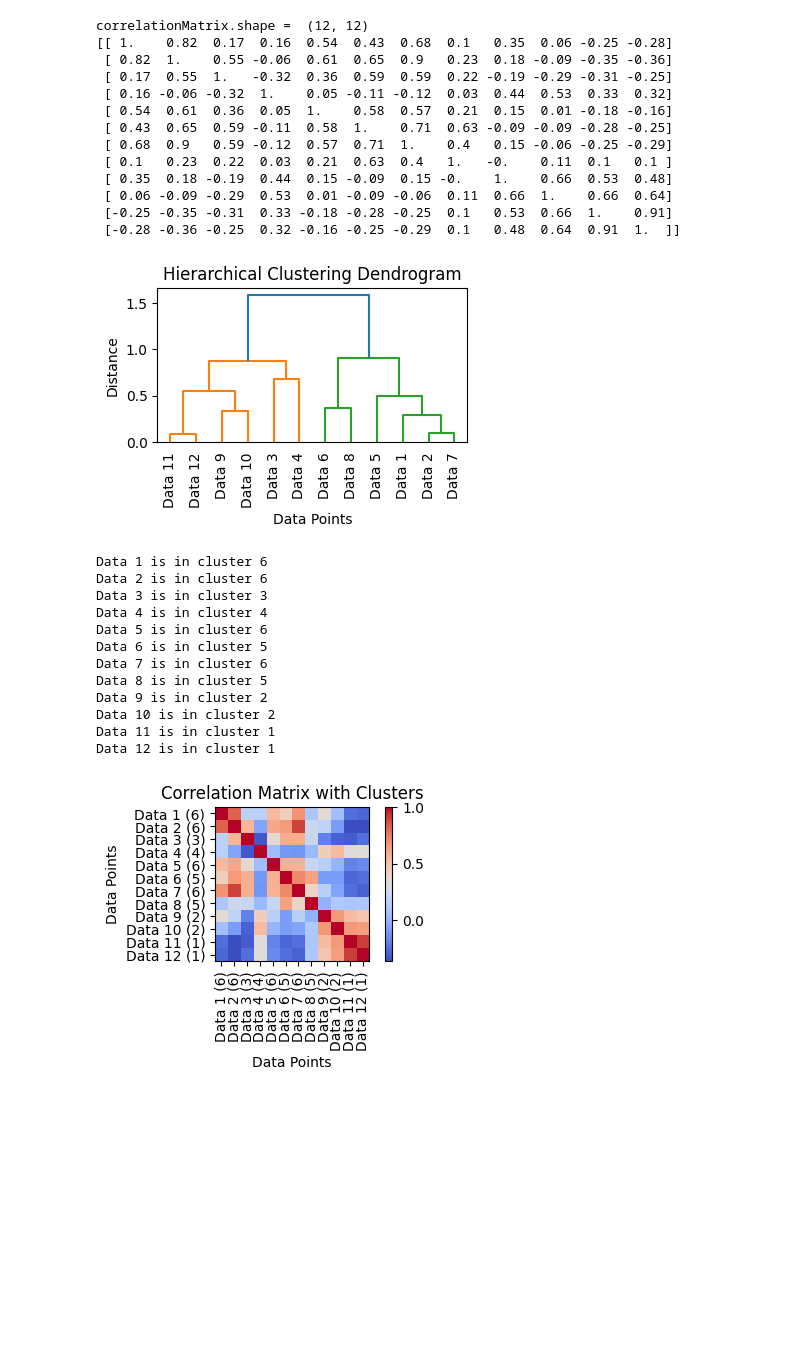
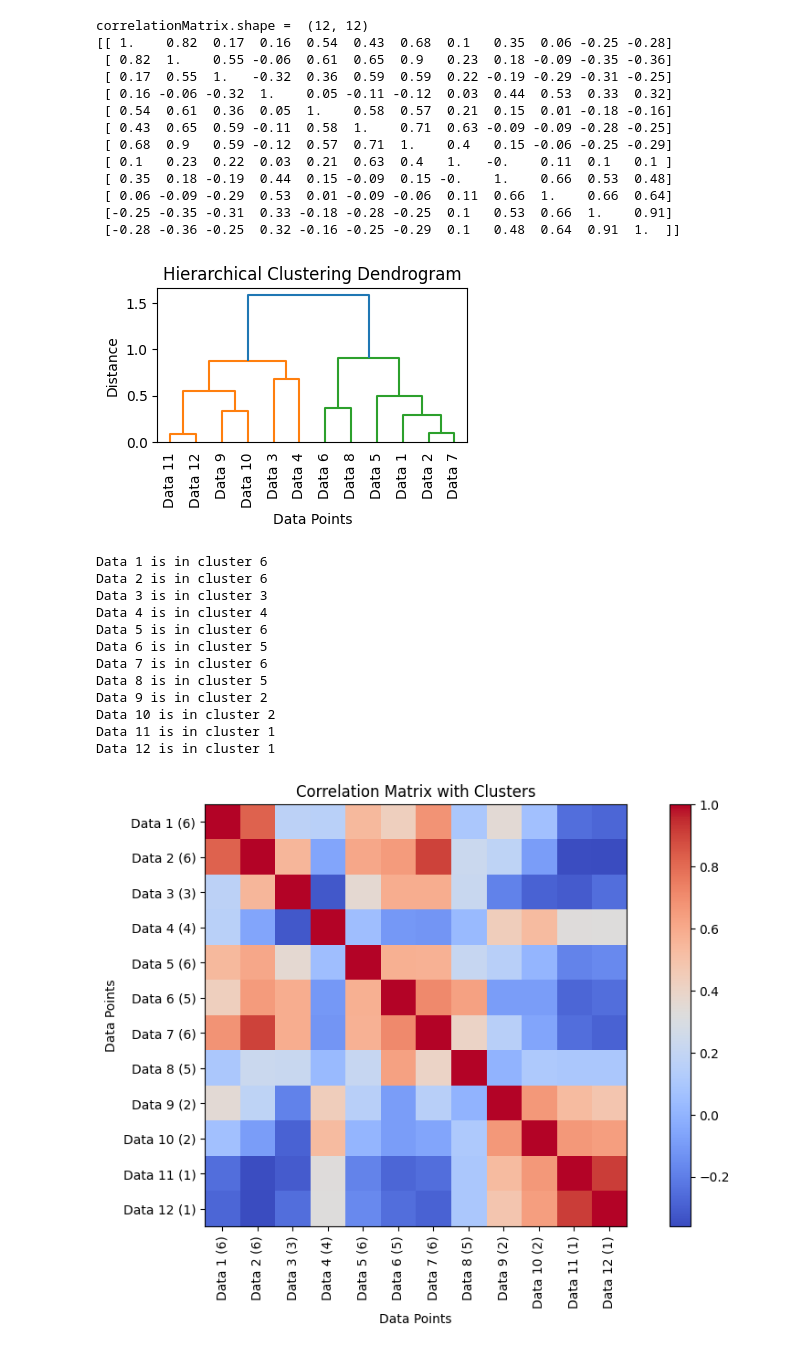
Before and after one commit to xiangkon/SATNet, a Jupyter notebook: CovMatrix.ipynb, the cells around one changed output. Saved outputs shown, nothing was run; the diff lists cells and outputs as text; code cells hidden in the pictures; blank space fills up the shorter version.

```diff
--- a/CovMatrix.ipynb
+++ b/CovMatrix.ipynb
@@ -107,35 +107,35 @@ plt.show()
 # 假设我们选择3个聚类
 clusters = fcluster(Z, t=cluster_num, criterion='maxclust')
 
 # 输出聚类结果
 for i, cluster in enumerate(clusters):
     print(f'Data {i+1} is in cluster {cluster}')
 
 # 可视化聚类结果
-plt.figure(figsize=(4, 2))
+plt.figure(figsize=(12, 6))
 plt.imshow(correlationMatrix, cmap='coolwarm', interpolation='nearest')
 plt.colorbar()
 plt.title('Correlation Matrix with Clusters')
 plt.xlabel('Data Points')
 plt.ylabel('Data Points')
 plt.xticks(range(12), [f'Data {i+1} ({clusters[i]})' for i in range(12)], rotation=90)
 plt.yticks(range(12), [f'Data {i+1} ({clusters[i]})' for i in range(12)])
 plt.show()
 # %% [output]
 [figure]
 Data 1 is in cluster 6
 Data 2 is in cluster 6
 Data 3 is in cluster 3
 Data 4 is in cluster 4
 Data 5 is in cluster 6
 Data 6 is in cluster 5
 Data 7 is in cluster 6
 Data 8 is in cluster 5
 Data 9 is in cluster 2
 Data 10 is in cluster 2
 Data 11 is in cluster 1
 Data 12 is in cluster 1
-[figure, old version]
+[figure, new version]
 # %%
 # 根据聚类结果将数据分群
 afterClusterEmgIndex = []
```
Also changed, not shown: parts of 3 cells of this notebook, 13 other files.
